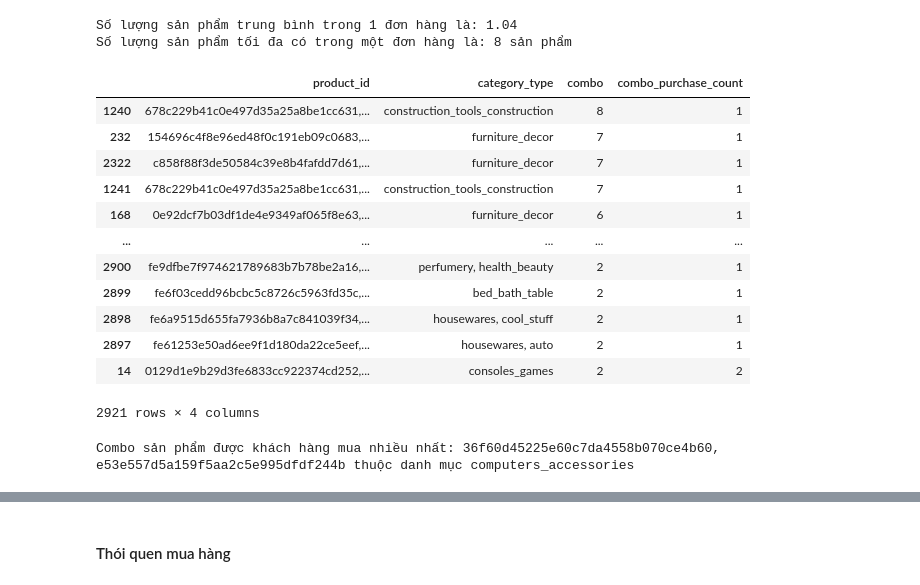
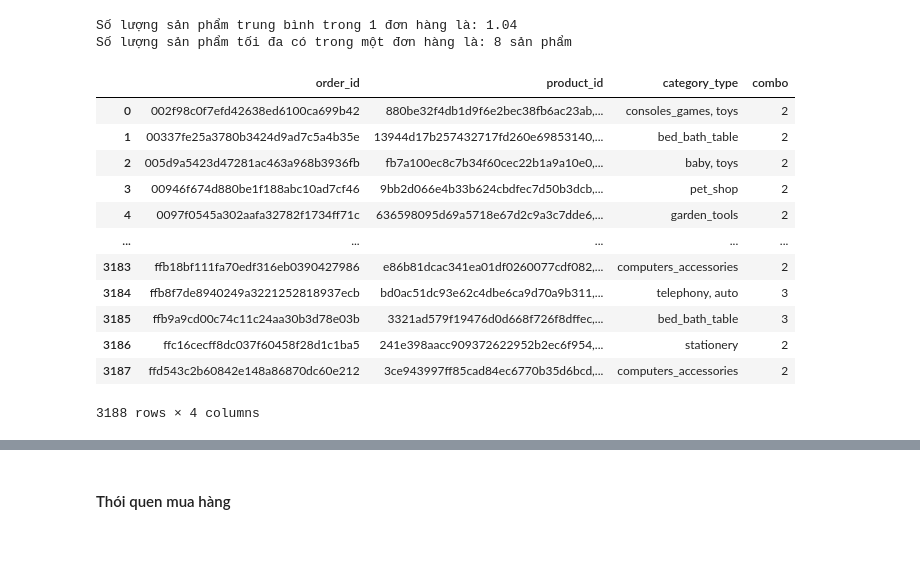
Before and after one commit to vduong042/Brazilian-E-Commerce-Analysis, a Jupyter notebook: descriptive_analysis.ipynb, the cells around one changed output, grey strips where cells are left out. Cells and saved outputs as stored; diff of their text form; code cells hidden in the pictures; blank space fills up the shorter version.

```diff
--- a/descriptive_analysis.ipynb
+++ b/descriptive_analysis.ipynb
@@ -1287,33 +1267,21 @@ order_product = order_with_multiple_products.merge(delivered_orders_with_categor
 order_product_summary = order_product.groupby('order_id').agg(
     product_id=('product_id', lambda x: ', '.join(set(x))),
     category_type=('product_category_name_english', lambda x: ', '.join(set(x))),
-    combo=('product_id', lambda x: len(set(x)))
+    combo=('product_id', lambda x: len(set(x))) # số lượng sản phẩm của 1 đơn hàng
 ).reset_index()
-
-# Số lượng đơn hàng mua các combo đã liệt kê
-combo_summary = order_product_summary.groupby(['product_id', 'category_type', 'combo']).agg(
-    combo_purchase_count = ('product_id', 'count')
-).reset_index()
-display(combo_summary.sort_values(by=['combo'], ascending=False))
-# %% [output]
-|  | product_id | category_type | combo | combo_purchase_count |
-| 1240 | 678c229b41c0e497d35a25a8be1cc631,... | construction_tools_construction | 8 | 1 |
-| 232 | 154696c4f8e96ed48f0c191eb09c0683,... | furniture_decor | 7 | 1 |
-| 2322 | c858f88f3de50584c39e8b4fafdd7d61,... | furniture_decor | 7 | 1 |
-| 1241 | 678c229b41c0e497d35a25a8be1cc631,... | construction_tools_construction | 7 | 1 |
-| 168 | 0e92dcf7b03df1de4e9349af065f8e63,... | furniture_decor | 6 | 1 |
-| ... | ... | ... | ... | ... |
-| 2900 | fe9dfbe7f974621789683b7b78be2a16,... | perfumery, health_beauty | 2 | 1 |
-| 2899 | fe6f03cedd96bcbc5c8726c5963fd35c,... | bed_bath_table | 2 | 1 |
-| 2898 | fe6a9515d655fa7936b8a7c841039f34,... | housewares, cool_stuff | 2 | 1 |
-| 2897 | fe61253e50ad6ee9f1d180da22ce5eef,... | housewares, auto | 2 | 1 |
-| 14 | 0129d1e9b29d3fe6833cc922374cd252,... | consoles_games | 2 | 2 |
-2921 rows × 4 columns
-# %%
-# Combo được khách hàng mua nhiều nhất
-combo_best_seller = combo_summary[combo_summary['combo_purchase_count'] == max(combo_summary['combo_purchase_count'])]
-combo_best_seller_product = combo_best_seller['product_id'].str.cat(sep= ', ') # Chuyển Series thành chuỗi
-combo_best_seller_category = combo_best_seller['category_type'].str.cat(sep= ', ')
-print(f'Combo sản phẩm được khách hàng mua nhiều nhất: {combo_best_seller_product} thuộc danh mục {combo_best_seller_category}')
-# %% [output]
-Combo sản phẩm được khách hàng mua nhiều nhất: 36f60d45225e60c7da4558b070ce4b60, e53e557d5a159f5aa2c5e995dfdf244b thuộc danh mục computers_accessories
+# %%
+order_product_summary
+# %% [output]
+|  | order_id | product_id | category_type | combo |
+| 0 | 002f98c0f7efd42638ed6100ca699b42 | 880be32f4db1d9f6e2bec38fb6ac23ab,... | consoles_games, toys | 2 |
+| 1 | 00337fe25a3780b3424d9ad7c5a4b35e | 13944d17b257432717fd260e69853140,... | bed_bath_table | 2 |
+| 2 | 005d9a5423d47281ac463a968b3936fb | fb7a100ec8c7b34f60cec22b1a9a10e0,... | baby, toys | 2 |
+| 3 | 00946f674d880be1f188abc10ad7cf46 | 9bb2d066e4b33b624cbdfec7d50b3dcb,... | pet_shop | 2 |
+| 4 | 0097f0545a302aafa32782f1734ff71c | 636598095d69a5718e67d2c9a3c7dde6,... | garden_tools | 2 |
+| ... | ... | ... | ... | ... |
+| 3183 | ffb18bf111fa70edf316eb0390427986 | e86b81dcac341ea01df0260077cdf082,... | computers_accessories | 2 |
+| 3184 | ffb8f7de8940249a3221252818937ecb | bd0ac51dc93e62c4dbe6ca9d70a9b311,... | telephony, auto | 3 |
+| 3185 | ffb9a9cd00c74c11c24aa30b3d78e03b | 3321ad579f19476d0d668f726f8dffec,... | bed_bath_table | 3 |
+| 3186 | ffc16cecff8dc037f60458f28d1c1ba5 | 241e398aacc909372622952b2ec6f954,... | stationery | 2 |
+| 3187 | ffd543c2b60842e148a86870dc60e212 | 3ce943997ff85cad84ec6770b35d6bcd,... | computers_accessories | 2 |
+3188 rows × 4 columns
```
Also changed, not shown: parts of 19 cells of this notebook.
